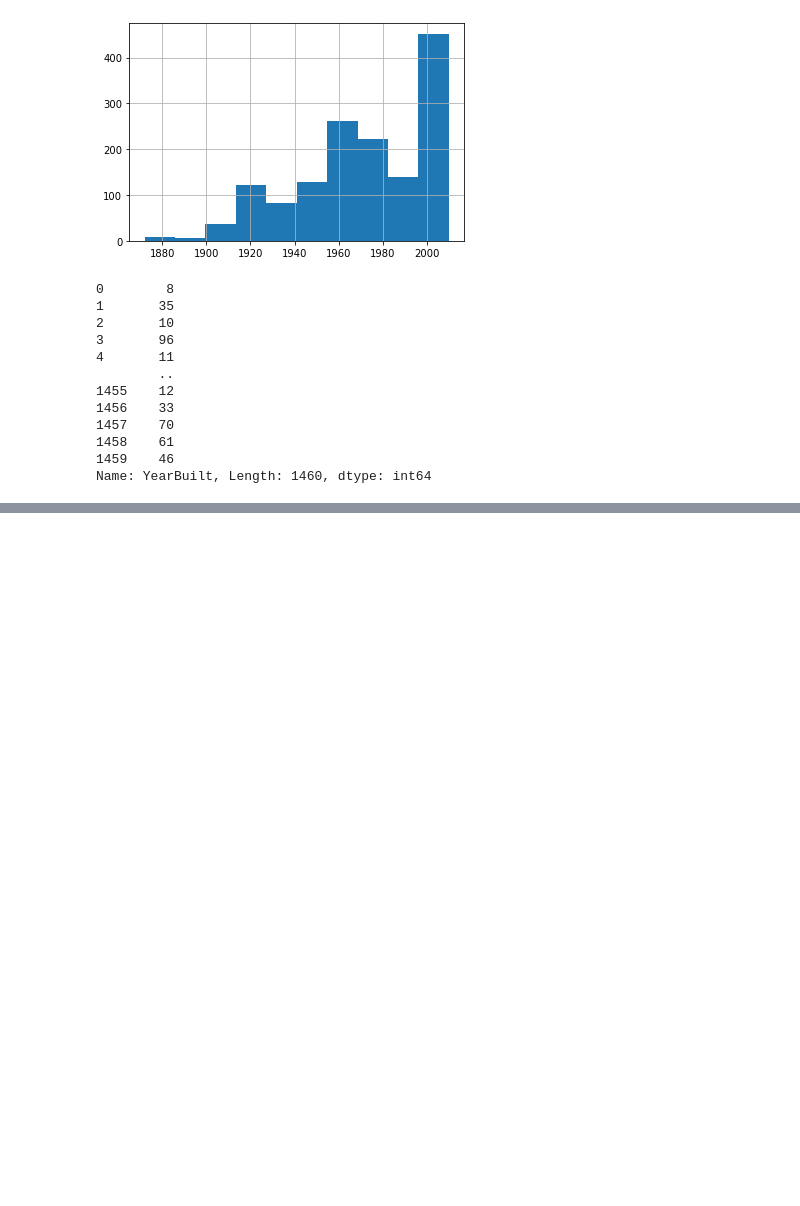
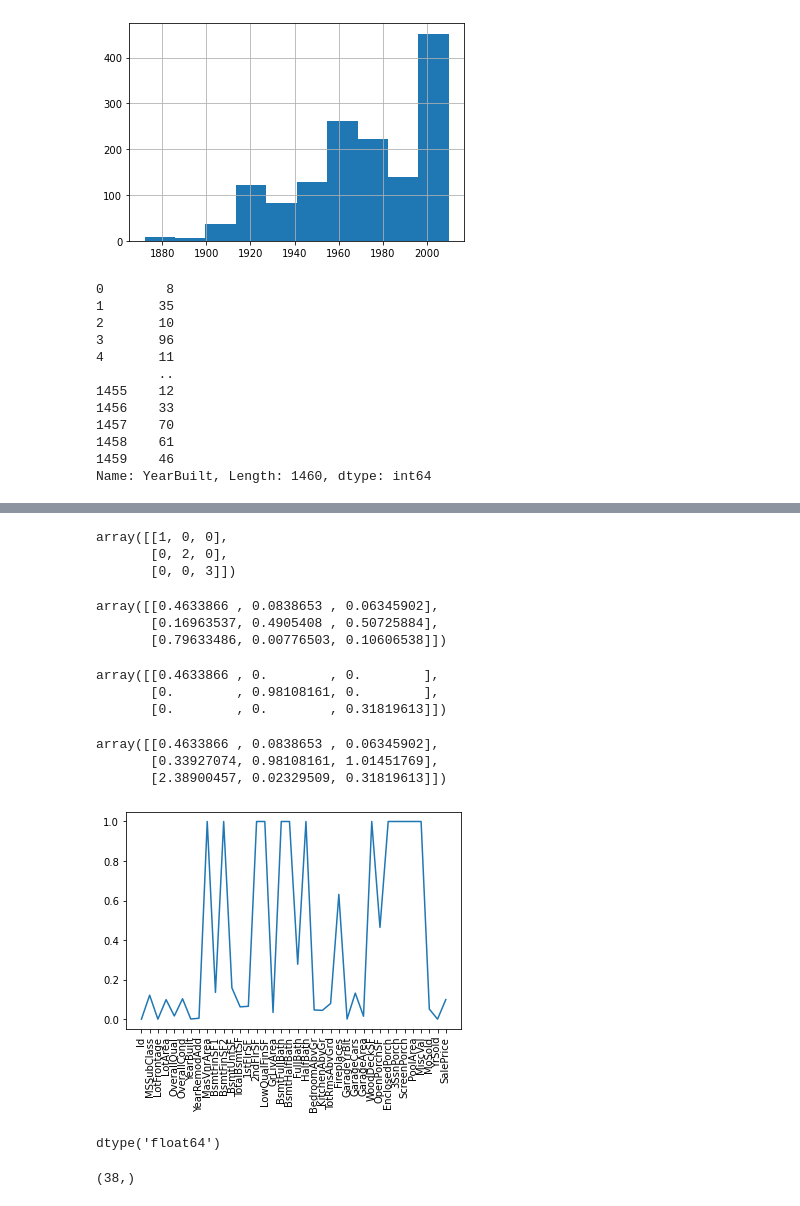
Before and after one commit to Lawlietgit/housepricing, a Jupyter notebook: driver.ipynb, the cells around one changed output, grey strips where cells are left out. Saved outputs shown, nothing was run; the diff lists cells and outputs as text; code cells hidden in the pictures; blank space fills up the shorter version.

```diff
--- a/driver.ipynb
+++ b/driver.ipynb
@@ -112,3 +112,5 @@ df.YearBuilt.hist()
 1458    61
 1459    46
 Name: YearBuilt, Length: 1460, dtype: int64
+# %%
+df_describe = df[num_cols].describe().T
@@ -114,0 +137,41 @@ Name: YearBuilt, Length: 1460, dtype: int64
+# %%
+a = np.diag((1,2,3))
+a
+# %% [output]
+array([[1, 0, 0],
+       [0, 2, 0],
+       [0, 0, 3]])
+# %%
+b = np.random.random((3,3))
+b
+# %% [output]
+array([[0.4633866 , 0.0838653 , 0.06345902],
+       [0.16963537, 0.4905408 , 0.50725884],
+       [0.79633486, 0.00776503, 0.10606538]])
+# %%
+a*b
+# %% [output]
+array([[0.4633866 , 0.        , 0.        ],
+       [0.        , 0.98108161, 0.        ],
+       [0.        , 0.        , 0.31819613]])
+# %%
+a @ b
+# %% [output]
+array([[0.4633866 , 0.0838653 , 0.06345902],
+       [0.33927074, 0.98108161, 1.01451769],
+       [2.38900457, 0.02329509, 0.31819613]])
+# %%
+rel_diff = np.abs(df_describe['50%'] - df_describe['mean'])/df_describe['mean']
+plt.plot(np.arange(len(rel_diff)), rel_diff)
+plt.xticks(np.arange(len(rel_diff)), rel_diff.index, rotation=90)
+plt.show()
+# %% [output]
+[figure, added]
+# %%
+rel_diff.dtype
+# %% [output]
+dtype('float64')
+# %%
+rel_diff.shape
+# %% [output]
+(38,)
```
Also changed, not shown: parts of 9 cells of this notebook.
